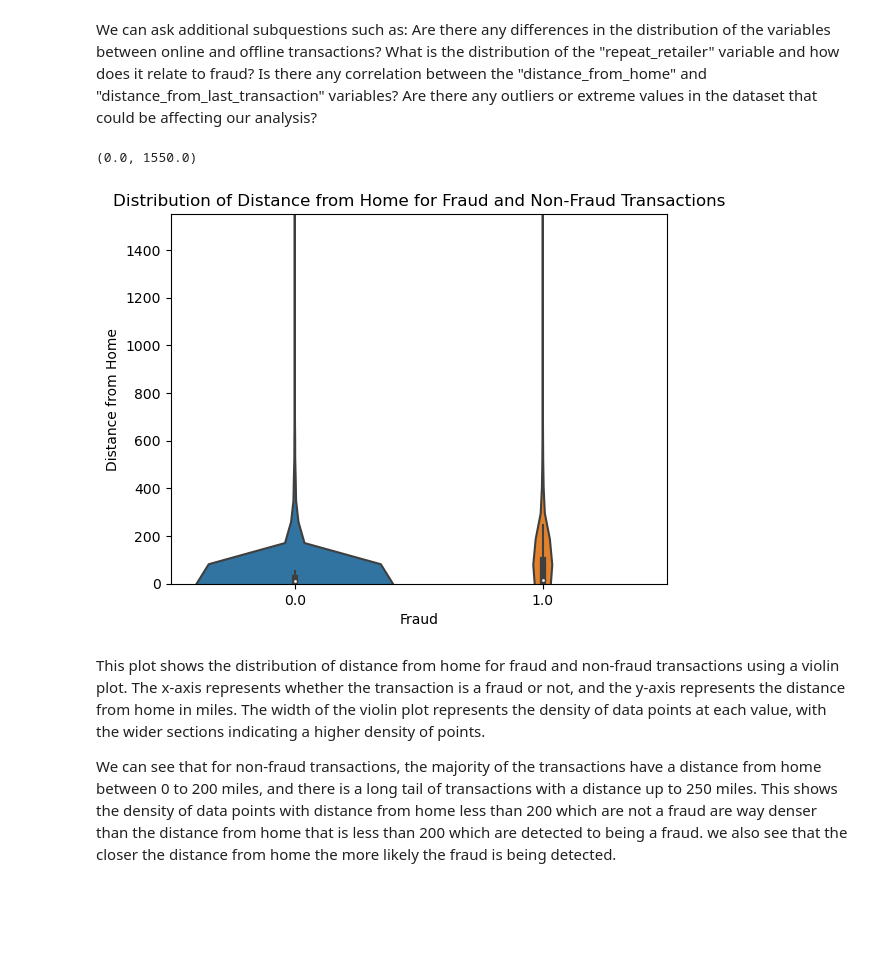
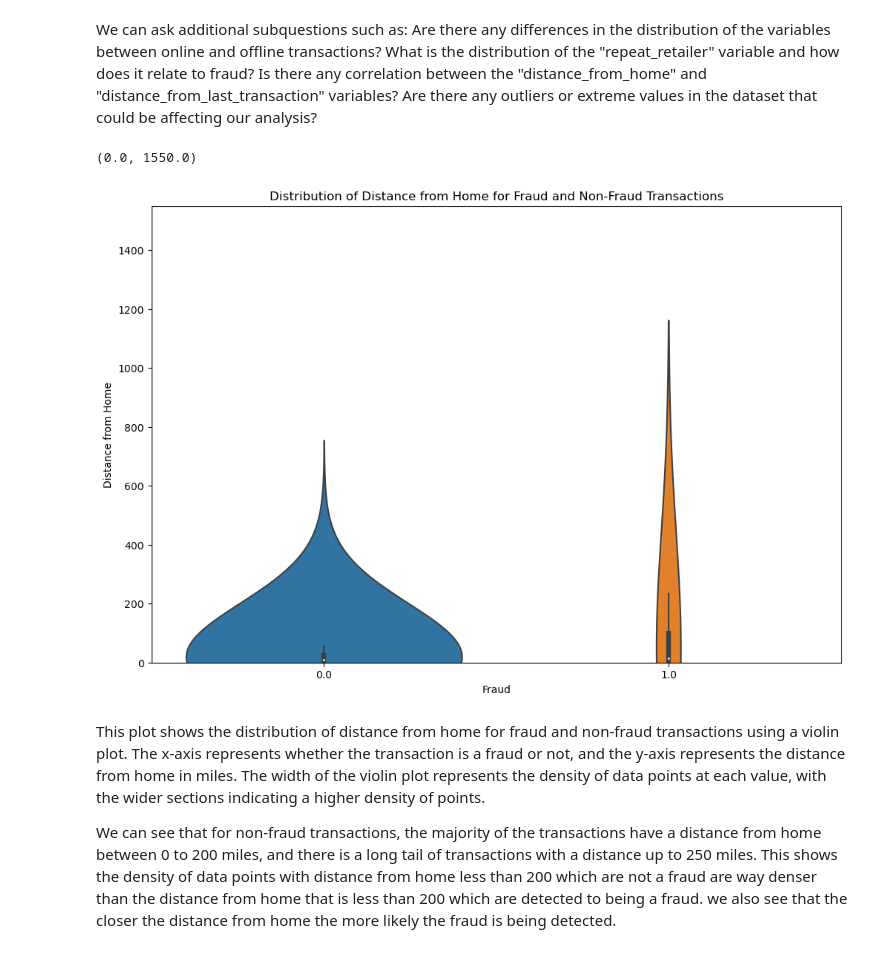
Before and after one commit to KarimKhalil33/CreditCard-Fraud-Data-Analysis, a Jupyter notebook: analysis/analysis2.ipynb, the cells around one changed output. Cells and saved outputs as stored; diff of their text form; code cells hidden in the pictures; blank space fills up the shorter version.

```diff
--- a/analysis/analysis2.ipynb
+++ b/analysis/analysis2.ipynb
@@ -31,6 +31,9 @@ mydata
 mydata = mydata.dropna(subset=['distance_from_home'])
 mydata = pd.DataFrame(mydata)
 mydata = mydata.dropna(axis=1,how='any')
+mydata = mydata[(mydata['distance_from_last_transaction'] < 75) & (mydata['ratio_to_median_purchase_price'] < 30)&(mydata['distance_from_home'] < 400)]
+midpoint = len(mydata) // 170
+mydata = mydata.iloc[:midpoint]
 mydata
 # %% [output]
 |  | distance_from_home | distance_from_last_transaction | ratio_to_median_purchase_price | repeat_retailer | used_chip | ... |
@@ -164,18 +177,19 @@ What is the distribution of the "repeat_retailer" variable and how does it relat
 Is there any correlation between the "distance_from_home" and "distance_from_last_transaction" variables?
 Are there any outliers or extreme values in the dataset that could be affecting our analysis?
 # %%
-sns.violinplot(x="fraud", y="distance_from_home", data=mydata, scale="count")
+plt.figure(figsize=(12,8))
+sns.violinplot(x="fraud", y="distance_from_home", data=mydata, scale="count",bw= 5)
 
 # set plot title and axis labels
 plt.title("Distribution of Distance from Home for Fraud and Non-Fraud Transactions")
 plt.xlabel("Fraud")
 plt.ylabel("Distance from Home")
 
 # set y-axis limit to focus on the main distribution
 plt.ylim(0, 1550)
 # %% [output]
 (0.0, 1550.0)
-[figure, old version]
+[figure, new version]
 # %% [markdown]
 This plot shows the distribution of distance from home for fraud and non-fraud transactions using a violin plot. The x-axis represents whether the transaction is a fraud or not, and the y-axis represents the distance from home in miles. The width of the violin plot represents the density of data points at each value, with the wider sections indicating a higher density of points.
 
```
Also changed, not shown: parts of 14 cells of this notebook.
